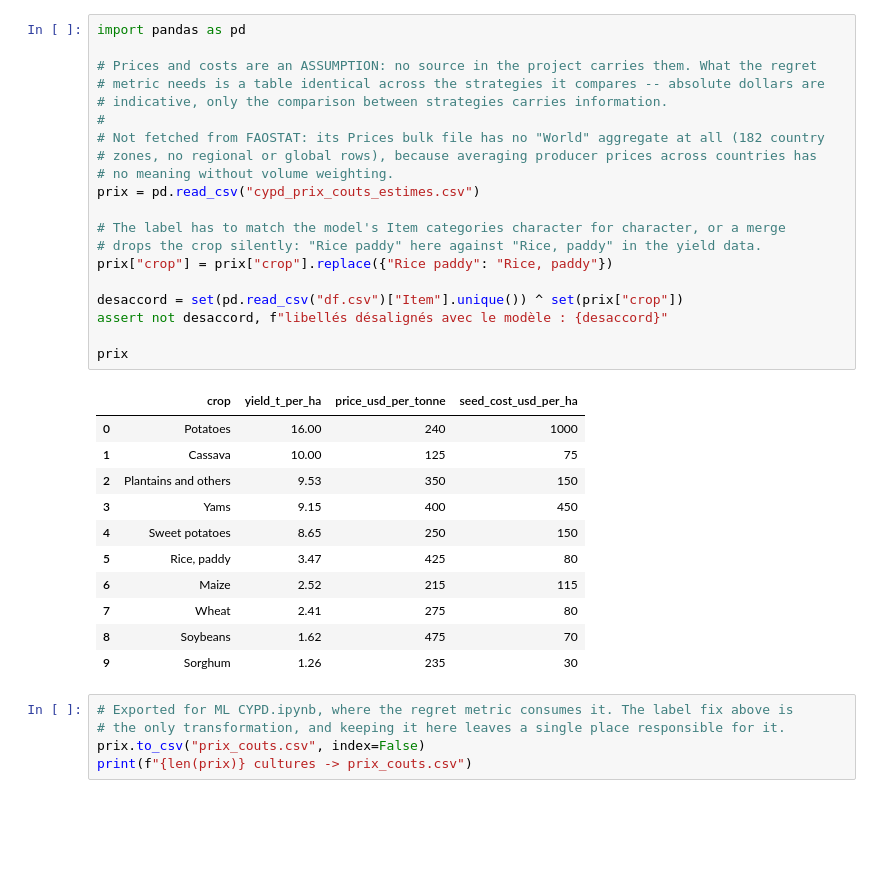
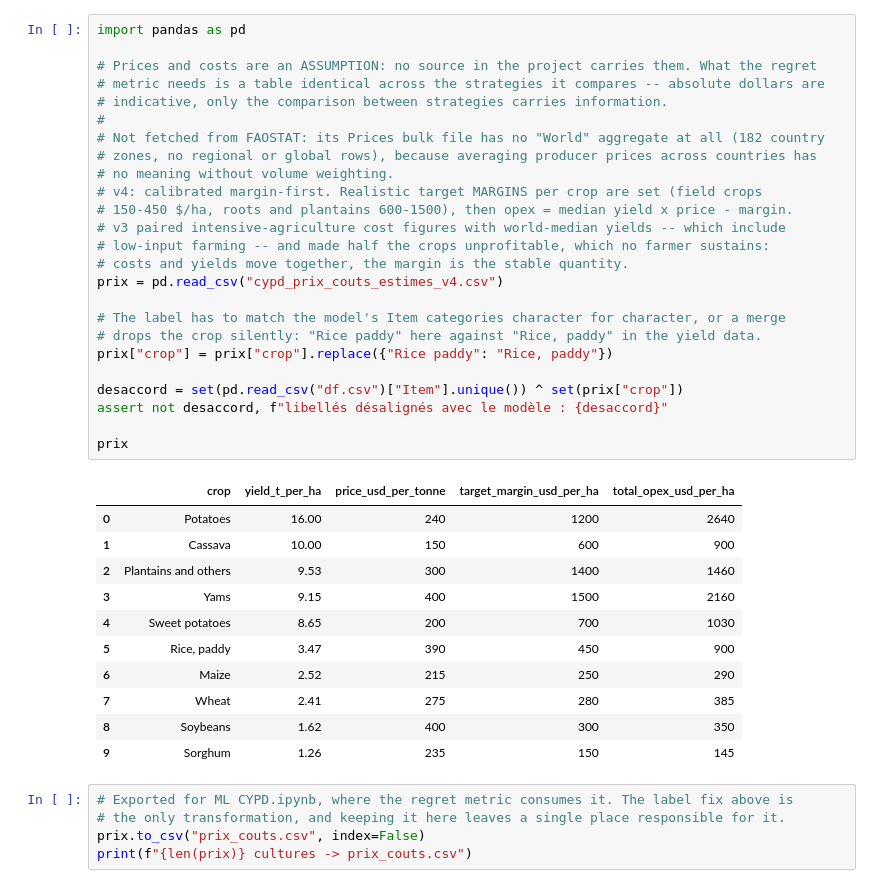
Before and after one commit to KL38/OC_P12_ML_MLOPS_Predict-Crops-rentability, a Jupyter notebook: notebooks/prixtable.ipynb, the cells around one changed output. Cells and saved outputs as stored; diff of their text form; blank space fills up the shorter version.

```diff
--- a/notebooks/prixtable.ipynb
+++ b/notebooks/prixtable.ipynb
@@ -1,35 +1,40 @@
 # %%
 import pandas as pd
 
 # Prices and costs are an ASSUMPTION: no source in the project carries them. What the regret
 # metric needs is a table identical across the strategies it compares -- absolute dollars are
 # indicative, only the comparison between strategies carries information.
 #
 # Not fetched from FAOSTAT: its Prices bulk file has no "World" aggregate at all (182 country
 # zones, no regional or global rows), because averaging producer prices across countries has
 # no meaning without volume weighting.
-prix = pd.read_csv("cypd_prix_couts_estimes.csv")
+# v4: calibrated margin-first. Realistic target MARGINS per crop are set (field crops
+# 150-450 $/ha, roots and plantains 600-1500), then opex = median yield x price - margin.
+# v3 paired intensive-agriculture cost figures with world-median yields -- which include
+# low-input farming -- and made half the crops unprofitable, which no farmer sustains:
+# costs and yields move together, the margin is the stable quantity.
+prix = pd.read_csv("cypd_prix_couts_estimes_v4.csv")
 
 # The label has to match the model's Item categories character for character, or a merge
 # drops the crop silently: "Rice paddy" here against "Rice, paddy" in the yield data.
 prix["crop"] = prix["crop"].replace({"Rice paddy": "Rice, paddy"})
 
 desaccord = set(pd.read_csv("df.csv")["Item"].unique()) ^ set(prix["crop"])
 assert not desaccord, f"libellés désalignés avec le modèle : {desaccord}"
 
 prix
 # %% [output]
-|  | crop | yield_t_per_ha | price_usd_per_tonne | seed_cost_usd_per_ha |
-| 0 | Potatoes | 16.00 | 240 | 1000 |
-| 1 | Cassava | 10.00 | 125 | 75 |
-| 2 | Plantains and others | 9.53 | 350 | 150 |
-| 3 | Yams | 9.15 | 400 | 450 |
-| 4 | Sweet potatoes | 8.65 | 250 | 150 |
-| 5 | Rice, paddy | 3.47 | 425 | 80 |
-| 6 | Maize | 2.52 | 215 | 115 |
-| 7 | Wheat | 2.41 | 275 | 80 |
-| 8 | Soybeans | 1.62 | 475 | 70 |
-| 9 | Sorghum | 1.26 | 235 | 30 |
+|  | crop | yield_t_per_ha | price_usd_per_tonne | target_margin_usd_per_ha | total_opex_usd_per_ha |
+| 0 | Potatoes | 16.00 | 240 | 1200 | 2640 |
+| 1 | Cassava | 10.00 | 150 | 600 | 900 |
+| 2 | Plantains and others | 9.53 | 300 | 1400 | 1460 |
+| 3 | Yams | 9.15 | 400 | 1500 | 2160 |
+| 4 | Sweet potatoes | 8.65 | 200 | 700 | 1030 |
+| 5 | Rice, paddy | 3.47 | 390 | 450 | 900 |
+| 6 | Maize | 2.52 | 215 | 250 | 290 |
+| 7 | Wheat | 2.41 | 275 | 280 | 385 |
+| 8 | Soybeans | 1.62 | 400 | 300 | 350 |
+| 9 | Sorghum | 1.26 | 235 | 150 | 145 |
 # %%
 # Exported for ML CYPD.ipynb, where the regret metric consumes it. The label fix above is
 # the only transformation, and keeping it here leaves a single place responsible for it.
```
Also changed, not shown: 5 other files.
